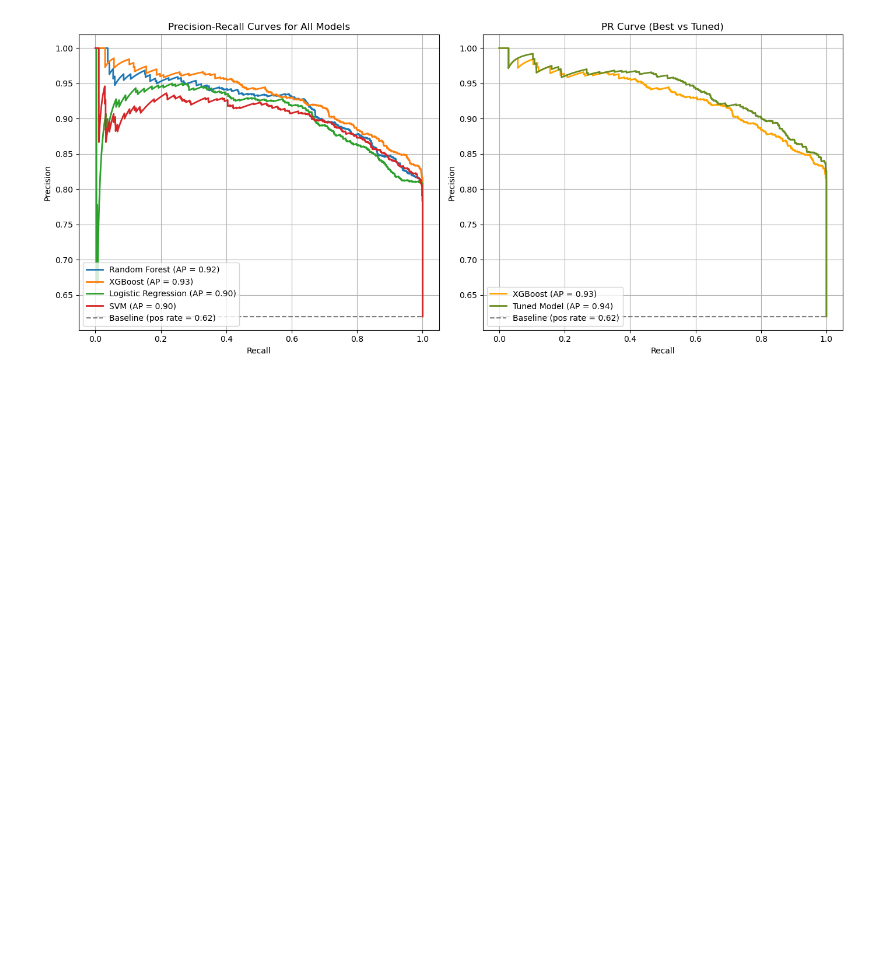
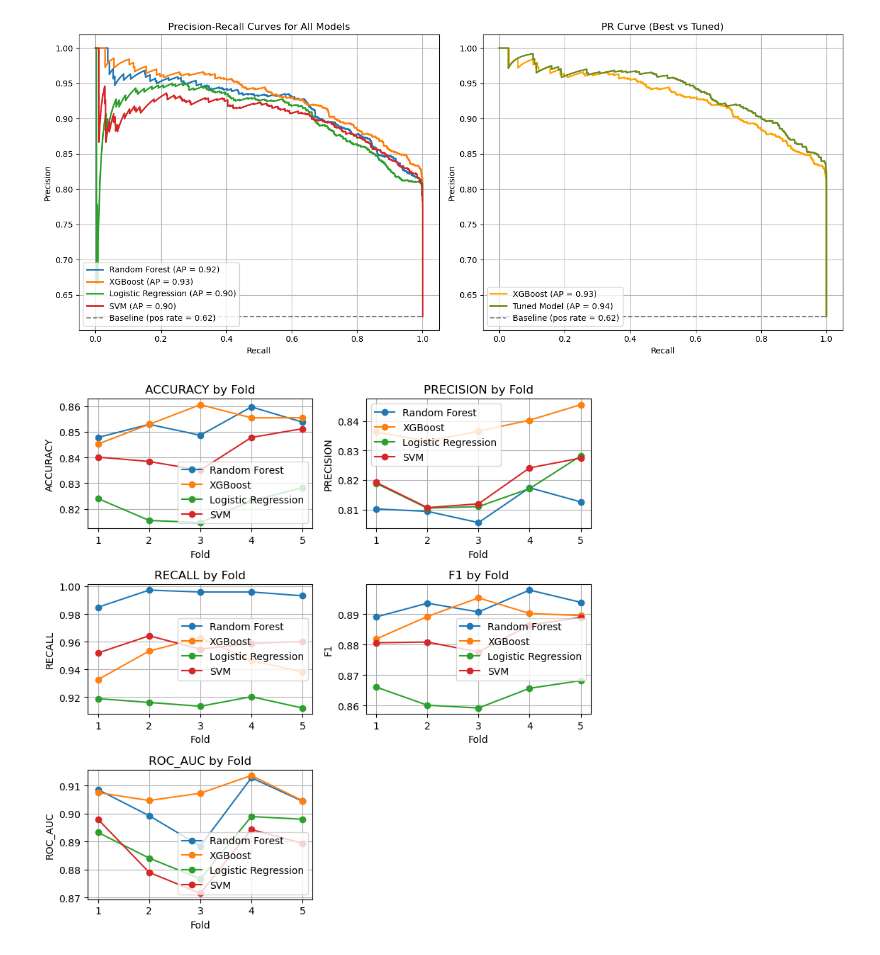
Before and after one commit to Triet00/Systematic-Bias-Detection-in-AES, a Jupyter notebook: Thesis Code.ipynb, the cells around one changed output. Saved outputs shown, nothing was run; the diff lists cells and outputs as text; code cells hidden in the pictures; blank space fills up the shorter version.

```diff
--- a/Thesis Code.ipynb
+++ b/Thesis Code.ipynb
@@ -2275,9 +2275,12 @@ RESULTS BY BAND
 # %% [markdown]
 ### 3.1 Cross Validation
 # %%
-# CROSS-VALIDATION
+# CROSS-VALIDATION WITH STATISTICAL TESTING
 from sklearn.model_selection import StratifiedKFold
 from sklearn.metrics import accuracy_score, precision_score, recall_score, f1_score, roc_auc_score
+from sklearn.preprocessing import StandardScaler
+from itertools import combinations
+from scipy.stats import ttest_rel
 import pandas as pd
 import numpy as np
 
@@ -2354,6 +2357,20 @@ cv_df = pd.DataFrame(cv_results)
 print("\nCross-Validation Summary (Mean ± Std by Model):")
 summary = cv_df.groupby('model').agg(['mean', 'std']).round(4)
 print(summary[['accuracy', 'precision', 'recall', 'f1', 'roc_auc']])
+
+# STATISTICAL TESTING: Paired t-tests between models
+metrics_to_test = ['accuracy', 'f1', 'roc_auc']
+model_names = cv_df['model'].unique()
+
+print("\nStatistical Comparison Between Models (Paired t-test, p-values):")
+for metric in metrics_to_test:
+    print(f"\nMetric: {metric}")
+    for m1, m2 in combinations(model_names, 2):
+        # paired t-test across folds
+        m1_scores = cv_df[cv_df['model'] == m1][metric].values
+        m2_scores = cv_df[cv_df['model'] == m2][metric].values
+        t_stat, p_val = ttest_rel(m1_scores, m2_scores)
+        print(f"{m1} vs {m2}: p-value = {p_val:.4f}")
 # %% [output]
 ================================================================================
 Running Cross-Validation on Training Set
@@ -3512,3 +3533,34 @@ plt.tight_layout()
 plt.show()
 # %% [output]
 [figure]
+# %%
+# # Cross-Validation Metrics Visualization
+import matplotlib.pyplot as plt
+
+n_metrics = len(metrics_to_plot)
+
+# Create a 2-row, 3-column grid of subplots
+fig, axes = plt.subplots(3, 2, figsize=(8,8))  # 7 width per column, 5 height per row
+axes = axes.flatten()  # flatten 2D array into 1D list for easy iteration
+
+# Loop through metrics and corresponding subplot
+for i, metric in enumerate(metrics_to_plot):
+    ax = axes[i]
+    for model_name in cv_df["model"].unique():
+        subset = cv_df[cv_df["model"] == model_name]
+        ax.plot(subset["fold"], subset[metric], marker="o", label=model_name)
+
+    ax.set_title(f"{metric.upper()} by Fold")
+    ax.set_xlabel("Fold")
+    ax.set_ylabel(metric.upper())
+    ax.legend()
+    ax.grid(True)
+
+# Hide any unused subplots if metrics < 6
+for j in range(len(metrics_to_plot), len(axes)):
+    fig.delaxes(axes[j])
+
+plt.tight_layout()
+plt.show()
+# %% [output]
+[figure, added]
```
Also changed, not shown: parts of 12 cells of this notebook.
